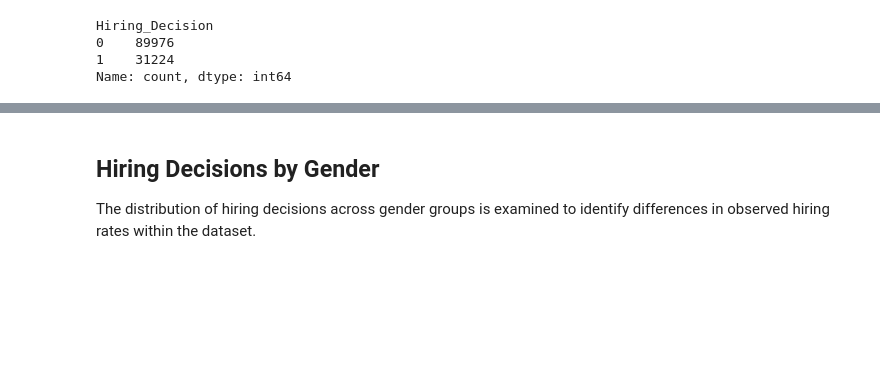
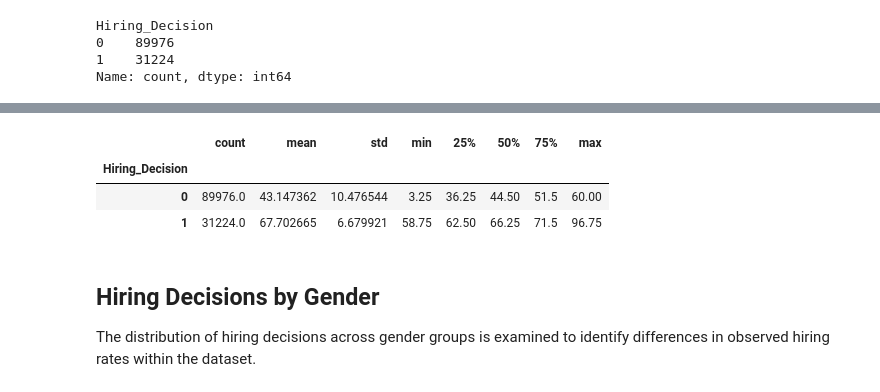
Before and after one commit to hiteshhighest/AI-Biasness, a Jupyter notebook: notebooks/01_data_exploration.ipynb, the cells around one changed output, grey strips where cells are left out. Cells and saved outputs as stored; diff of their text form; code cells hidden in the pictures; blank space fills up the shorter version.

```diff
--- a/notebooks/01_data_exploration.ipynb
+++ b/notebooks/01_data_exploration.ipynb
@@ -306,3 +363,17 @@ Name: count, dtype: int64
+# %%
+df["Qualification_Score"] = (
+    df["Skill_Score"]
+    + df["Aptitude_Test_Score"]
+    + df["Technical_Test_Score"]
+    + df["Interview_Score"]
+) / 4
+
+df.groupby("Hiring_Decision")["Qualification_Score"].describe()
+# %% [output]
+|  | count | mean | std | min | 25% | 50% | 75% | max |
+| Hiring_Decision |  |  |  |  |  |  |  |  |
+| 0 | 89976.0 | 43.147362 | 10.476544 | 3.25 | 36.25 | 44.50 | 51.5 | 60.00 |
+| 1 | 31224.0 | 67.702665 | 6.679921 | 58.75 | 62.50 | 66.25 | 71.5 | 96.75 |
 # %% [markdown]
 ## Hiring Decisions by Gender
 
```
Also changed, not shown: parts of 8 cells of this notebook, 2 other files.
